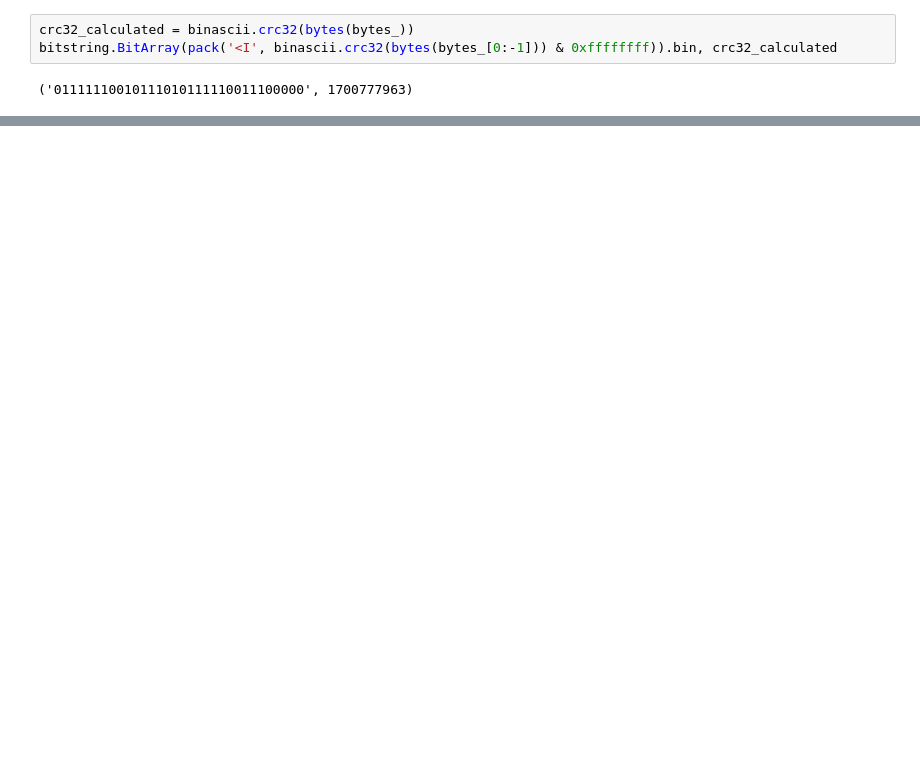
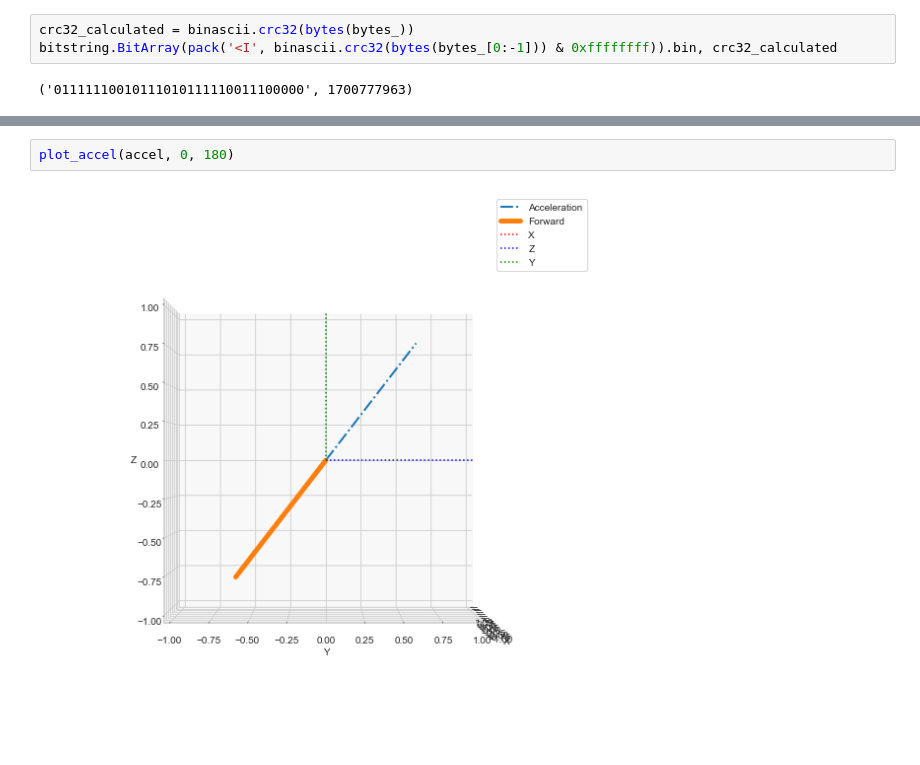
Before and after one commit to sunsided/lighthouse, a Jupyter notebook: simulation/Logic Analyzer.ipynb, the cells around one changed output, grey strips where cells are left out. Cells and saved outputs as stored; diff of their text form; blank space fills up the shorter version.

```diff
--- a/simulation/Logic Analyzer.ipynb
+++ b/simulation/Logic Analyzer.ipynb
@@ -555,0 +667,4 @@ values
+# %%
+plot_accel(accel, 0, 180)
+# %% [output]
+[figure, added]
```
Also changed, not shown: parts of 22 cells of this notebook, 3 other files.
